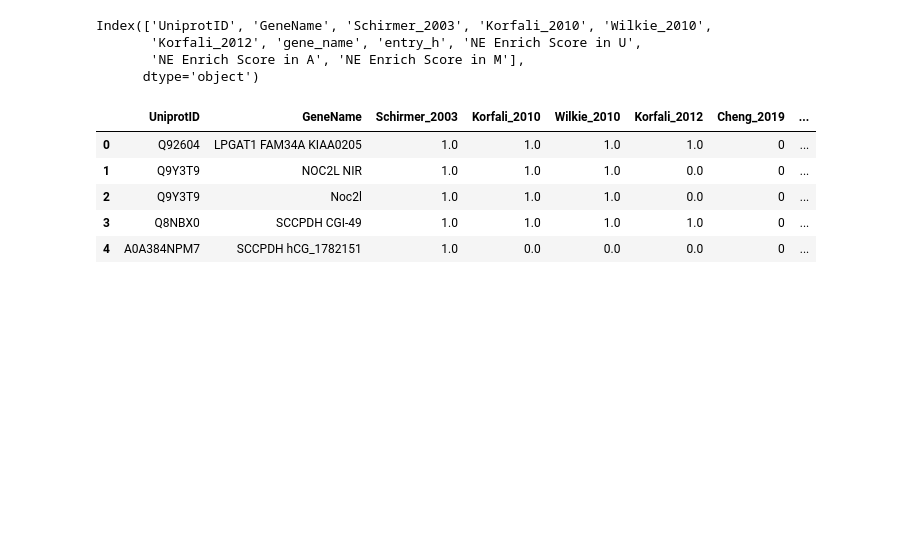
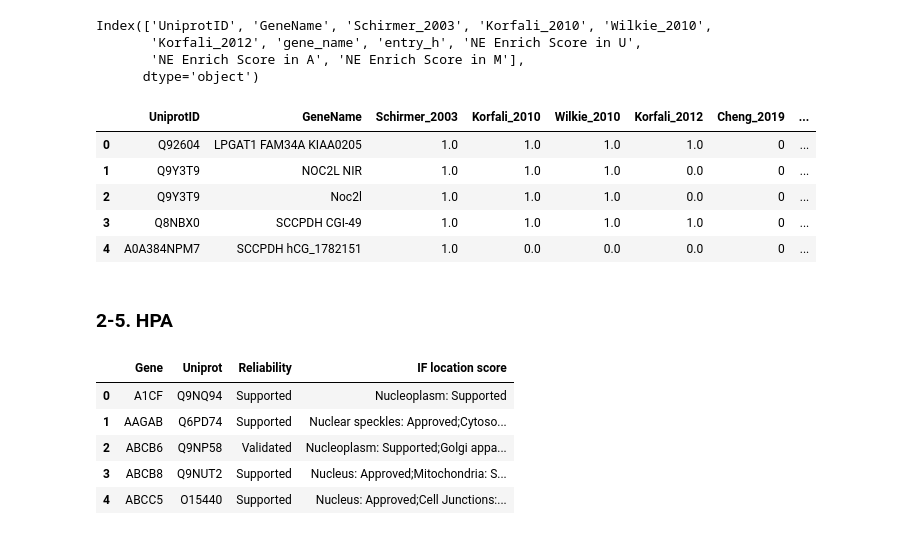
Before and after one commit to shokenlee/Nuclear_proteome, a Jupyter notebook: MergingNEProteome.ipynb, the cells around one changed output. Saved outputs shown, nothing was run; the diff lists cells and outputs as text; code cells hidden in the pictures; blank space fills up the shorter version.

```diff
--- a/MergingNEProteome.ipynb
+++ b/MergingNEProteome.ipynb
@@ -220,3 +251,14 @@ df.head()
 | 2 | Q9Y3T9 | Noc2l | 1.0 | 1.0 | 1.0 | 0.0 | 0 | ... |
 | 3 | Q8NBX0 | SCCPDH CGI-49 | 1.0 | 1.0 | 1.0 | 1.0 | 0 | ... |
 | 4 | A0A384NPM7 | SCCPDH hCG_1782151 | 1.0 | 0.0 | 0.0 | 0.0 | 0 | ... |
+# %% [markdown]
+### 2-5. HPA
+# %%
+df_HPA.head()
+# %% [output]
+|  | Gene | Uniprot | Reliability | IF location score |
+| 0 | A1CF | Q9NQ94 | Supported | Nucleoplasm: Supported |
+| 1 | AAGAB | Q6PD74 | Supported | Nuclear speckles: Approved;Cytoso... |
+| 2 | ABCB6 | Q9NP58 | Validated | Nucleoplasm: Supported;Golgi appa... |
+| 3 | ABCB8 | Q9NUT2 | Supported | Nucleus: Approved;Mitochondria: S... |
+| 4 | ABCC5 | O15440 | Supported | Nucleus: Approved;Cell Junctions:... |
```
Also changed, not shown: parts of 30 cells of this notebook.
